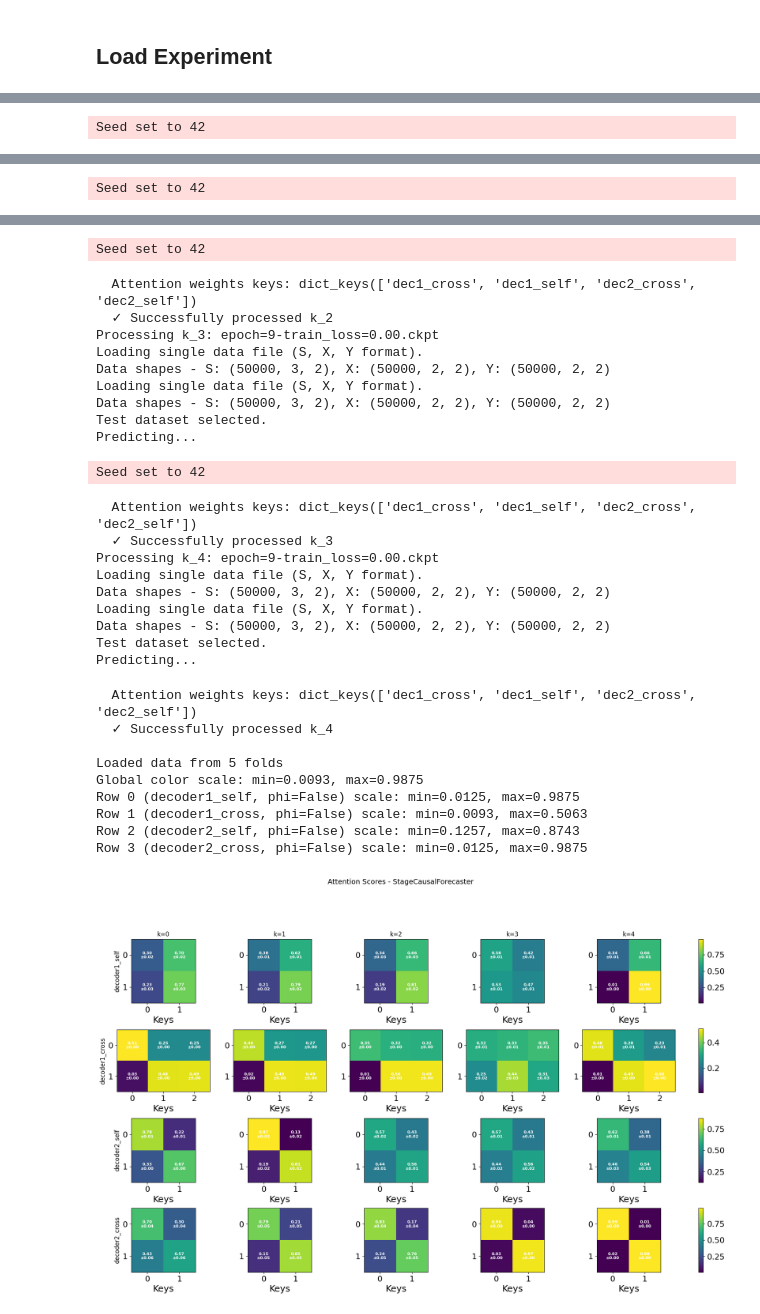
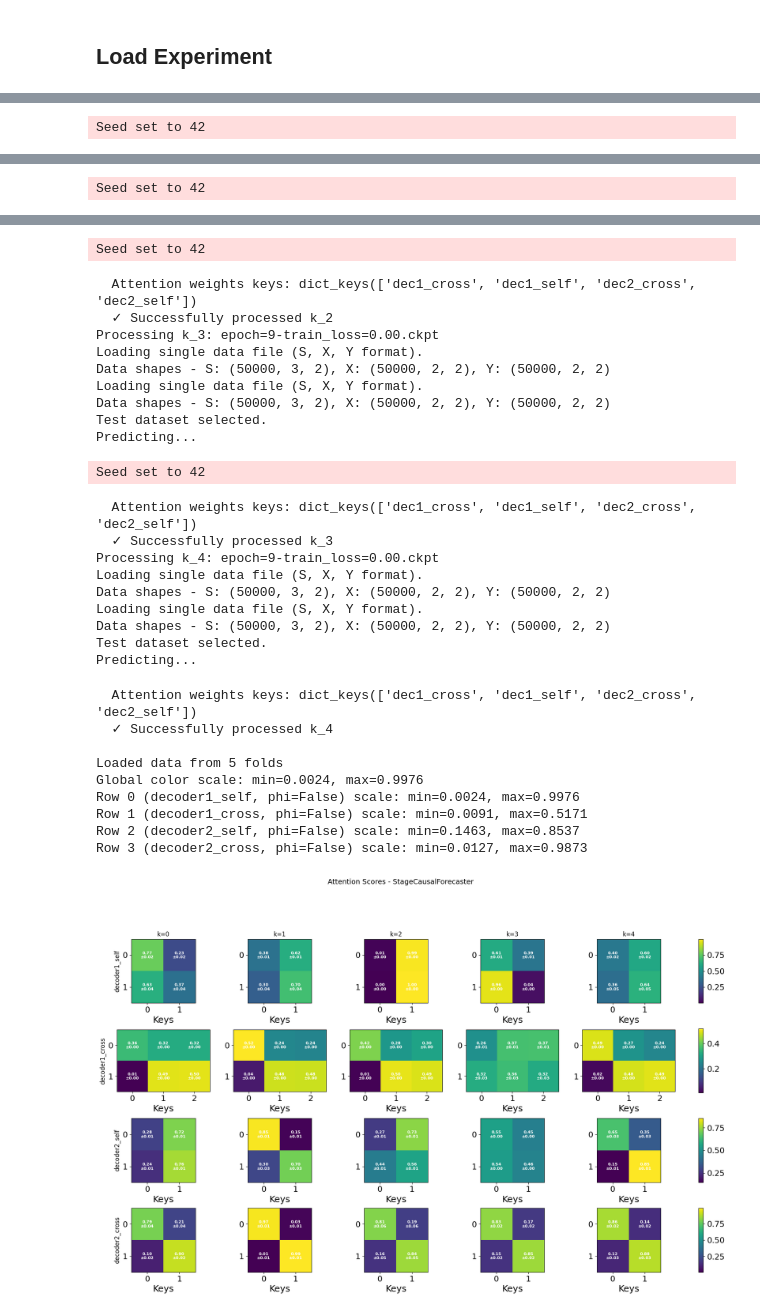
Before and after one commit to scipi1/causaliT, a Jupyter notebook: notebooks/nb_attention_score.ipynb, the cells around one changed output, grey strips where cells are left out. Drawn from its saved outputs; the diff is of its cells as text; code cells hidden in the pictures.

```diff
--- a/notebooks/nb_attention_score.ipynb
+++ b/notebooks/nb_attention_score.ipynb
@@ -91,5 +93,5 @@ Row 5 (decoder2_cross, phi=False) scale: min=0.0001, max=1.0000
 # %%
-data = load_attention_data("../experiments/euler_scm6/stage_SoftMax_scm6_54103044")
+data = load_attention_data("../experiments/stage_SoftMax_scm6_54245286")
 fig = plot_attention_scores(data, cmap='viridis', annotation_fontsize=8, scale_mode="row")
 plt.show()
 # %% [output]
@@ -120,36 +122,36 @@ Processing k_2: epoch=9-train_loss=0.00.ckpt
 Loading single data file (S, X, Y format).
 Data shapes - S: (50000, 3, 2), X: (50000, 2, 2), Y: (50000, 2, 2)
 Loading single data file (S, X, Y format).
 Data shapes - S: (50000, 3, 2), X: (50000, 2, 2), Y: (50000, 2, 2)
 Test dataset selected.
 Predicting...
 Seed set to 42
   Attention weights keys: dict_keys(['dec1_cross', 'dec1_self', 'dec2_cross', 'dec2_self'])
   ✓ Successfully processed k_2
 Processing k_3: epoch=9-train_loss=0.00.ckpt
 Loading single data file (S, X, Y format).
 Data shapes - S: (50000, 3, 2), X: (50000, 2, 2), Y: (50000, 2, 2)
 Loading single data file (S, X, Y format).
 Data shapes - S: (50000, 3, 2), X: (50000, 2, 2), Y: (50000, 2, 2)
 Test dataset selected.
 Predicting...
 Seed set to 42
   Attention weights keys: dict_keys(['dec1_cross', 'dec1_self', 'dec2_cross', 'dec2_self'])
   ✓ Successfully processed k_3
 Processing k_4: epoch=9-train_loss=0.00.ckpt
 Loading single data file (S, X, Y format).
 Data shapes - S: (50000, 3, 2), X: (50000, 2, 2), Y: (50000, 2, 2)
 Loading single data file (S, X, Y format).
 Data shapes - S: (50000, 3, 2), X: (50000, 2, 2), Y: (50000, 2, 2)
 Test dataset selected.
 Predicting...
   Attention weights keys: dict_keys(['dec1_cross', 'dec1_self', 'dec2_cross', 'dec2_self'])
   ✓ Successfully processed k_4
 
 Loaded data from 5 folds
-Global color scale: min=0.0093, max=0.9875
-Row 0 (decoder1_self, phi=False) scale: min=0.0125, max=0.9875
-Row 1 (decoder1_cross, phi=False) scale: min=0.0093, max=0.5063
-Row 2 (decoder2_self, phi=False) scale: min=0.1257, max=0.8743
-Row 3 (decoder2_cross, phi=False) scale: min=0.0125, max=0.9875
+Global color scale: min=0.0024, max=0.9976
+Row 0 (decoder1_self, phi=False) scale: min=0.0024, max=0.9976
+Row 1 (decoder1_cross, phi=False) scale: min=0.0091, max=0.5171
+Row 2 (decoder2_self, phi=False) scale: min=0.1463, max=0.8537
+Row 3 (decoder2_cross, phi=False) scale: min=0.0127, max=0.9873
-[figure, old version]
+[figure, new version]
```
Also changed, not shown: parts of 3 cells of this notebook, 33 other files.
